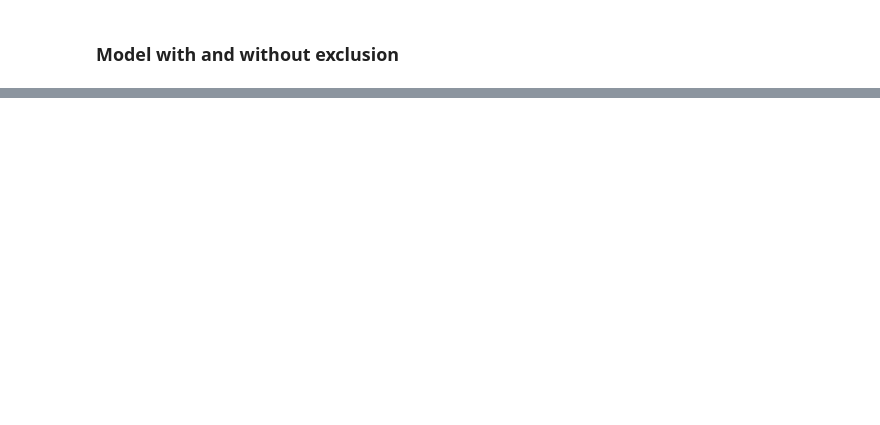
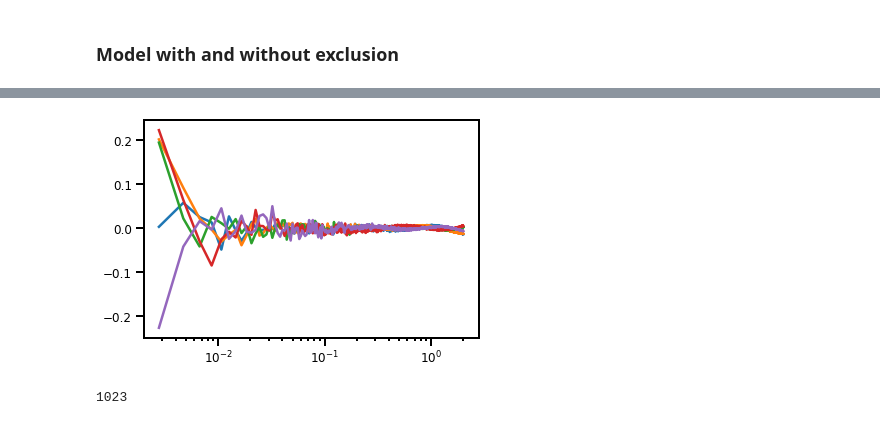
Before and after one commit to jmsull/gzpt, a Jupyter notebook: examples/k_exclusion.ipynb, the cells around one changed output, grey strips where cells are left out. Saved outputs shown, nothing was run; the diff lists cells and outputs as text; code cells hidden in the pictures; blank space fills up the shorter version.

```diff
--- a/examples/k_exclusion.ipynb
+++ b/examples/k_exclusion.ipynb
@@ -76,0 +268,13 @@ Text(0, 0.5, '$P(k) \\ [\\rm{Mpc}/h]^{3}$')
+# %%
+#accumulate residuals
+resids = []
+for i in range(5):
+        kf,Pkhh,Pkhm = np.loadtxt('../../../old_oldGZPT/gzpt/sims/cc/new-binM/cc_z0.55_bin{0}_halo_only_stats_big.txt'.format(i+4),unpack=True)
+        sn = Pkhh[0]
+        nbar= 1/sn
+        k_sim,Phh_sim = np.loadtxt('../../../old_oldGZPT/gzpt/sims/cc/new-binM/hh_z0.55_bin{0}_fid.txt'.format(i+4),unpack=True)
+        k_index = np.where((k_sim>0))# & (k_sim<1.1))
+        k_cut, P_cuthh = k_sim[k_index],Phh_sim[k_index]
+        resids.append(P_cuthh/wrap_e2(k_cut,*fit_pars[i]) -1)
+#save
+np.savetxt('residual_full_exclusion_hh_thin_bins.dat',np.transpose([k_cut,*resids]))
@@ -76,0 +285,6 @@ Text(0, 0.5, '$P(k) \\ [\\rm{Mpc}/h]^{3}$')
+# %%
+for i in range(1,6):
+    plt.semilogx(np.loadtxt('residual_full_exclusion_hh_thin_bins.dat')[:,0],
+                 np.loadtxt('residual_full_exclusion_hh_thin_bins.dat')[:,i])
+# %% [output]
+[figure, added]
@@ -76,0 +296,4 @@ Text(0, 0.5, '$P(k) \\ [\\rm{Mpc}/h]^{3}$')
+# %%
+len(k_cut)
+# %% [output]
+1023
```
Also changed, not shown: parts of 28 cells of this notebook, 11 other files.
